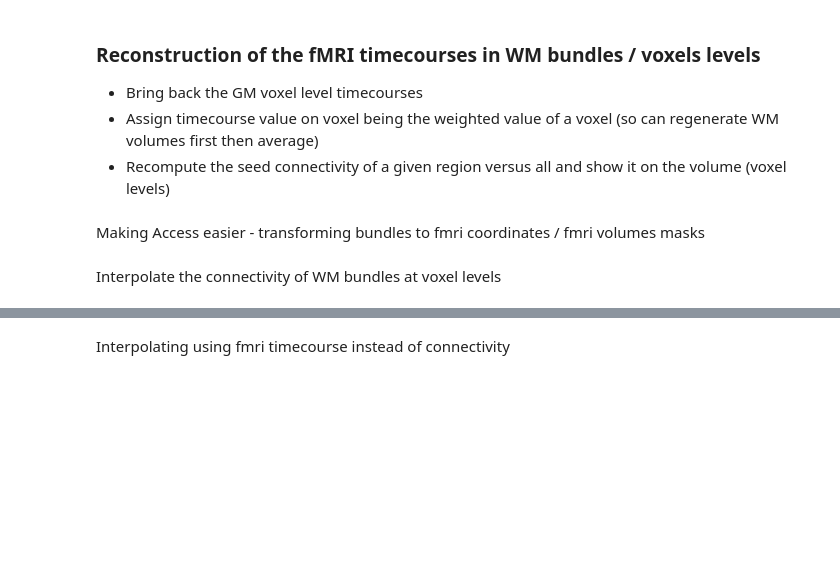
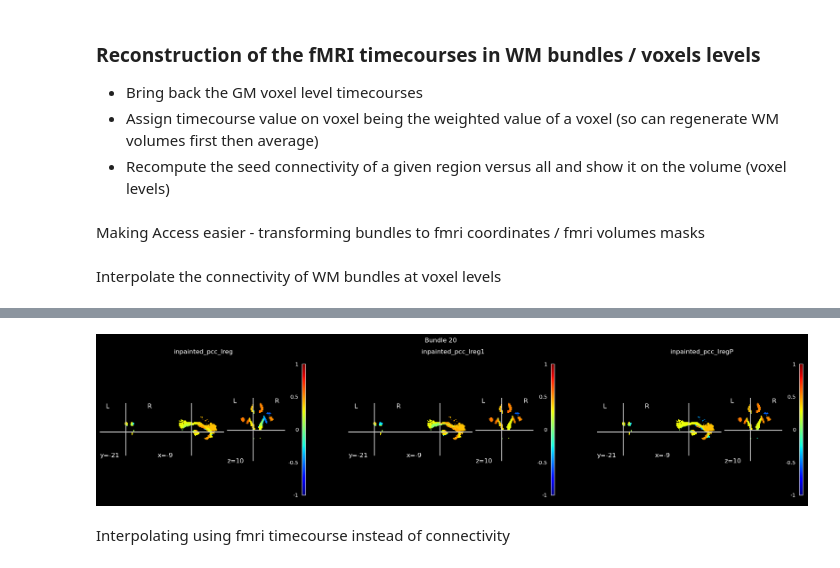
Before and after one commit to miki998/structural_wminpainting, a Jupyter notebook: functional_fiberatlas.ipynb, the cells around one changed output, grey strips where cells are left out. Saved outputs shown, nothing was run; the diff lists cells and outputs as text; code cells hidden in the pictures; blank space fills up the shorter version.

```diff
--- a/functional_fiberatlas.ipynb
+++ b/functional_fiberatlas.ipynb
@@ -428,21 +476,3 @@ fmri_coords = load('./resources/scale1_fmri2atlas_coords_div{}.pkl'.format(int(n
 Interpolate the connectivity of WM bundles at voxel levels
 # %%
 vdim = ftimecourse.shape[:3]
-# %%
-def interpolate_connectivity(fmri_bundles, bundles_ij, rcomb, regions_correlation, dim):
-    """
-    Compute interpolated connectivity on white matter bundles
-    """
-    # Iterate across all the bundles and populate each voxels by the timcourses
-    wm_inpainted = np.zeros(dim)
-    for k in tqdm(range(len(bundles_ij))):
-        i,j = bundles_ij[k]
-
-        volcoords_interest = fmri_bundles[k]
-        avg_betweenbundle_conn = regions_correlation[i-1,j-1]
-
-        for coord in volcoords_interest:
-            x,y,z = coord
-            wm_inpainted[x,y,z] = wm_inpainted[x,y,z] + rcomb[k] *  avg_betweenbundle_conn
-
-    return wm_inpainted
@@ -482,3 +564,31 @@ Text(0.5, 1.0, 'Lreg')
+# %%
+pcc_index_bundle = []
+for k in range(len(bundles_labels)):
+    a,b = bundles_labels[k]
+    if (a in index_of_interest) or (b in index_of_interest):
+        pcc_index_bundle.append(k)
+pcc_index_bundle = np.asarray(pcc_index_bundle)
+
+fmri_coords_pcc = [fmri_coords[pcc_index_bundle[k]] for k in range(len(pcc_index_bundle))]
+bundles_labels_pcc = [bundles_labels[pcc_index_bundle[k]] for k in range(len(pcc_index_bundle))]
+# %%
+inpainted_pcc_lreg, inpainted_pcc_lregM = interpolate_connectivity(fmri_coords_pcc, bundles_labels_pcc,
+                                                cL2_reg[pcc_index_bundle], corr_mat, vdim)
+
+inpainted_pcc_lreg1, inpainted_pcc_lreg1M = interpolate_connectivity(fmri_coords_pcc, bundles_labels_pcc,
+                                                cL1_reg[pcc_index_bundle], corr_mat, vdim)
+
+inpainted_pcc_lregP, inpainted_pcc_lregPM = interpolate_connectivity(fmri_coords_pcc, bundles_labels_pcc,
+                                            cPL2_reg[pcc_index_bundle], corr_mat, vdim)
+# %%
+coords_of_interest = [(-9,-21,10)] * 3
+affines = [rest_affine] * 3
+runs = [inpainted_pcc_lreg, inpainted_pcc_lreg1, inpainted_pcc_lregP]
+all_inpaints_names = 'inpainted_pcc_lreg, inpainted_pcc_lreg1, inpainted_pcc_lregP'.split(',')
+
+plot_compare_inpainting(runs, coords_of_interest, affines, all_inpaints_names)
+# %% [output]
+[figure, added]
 # %%
 # NOTE: Close the opened h5 file
 hf.close()
```
Also changed, not shown: parts of 37 cells of this notebook, 10 other files.
